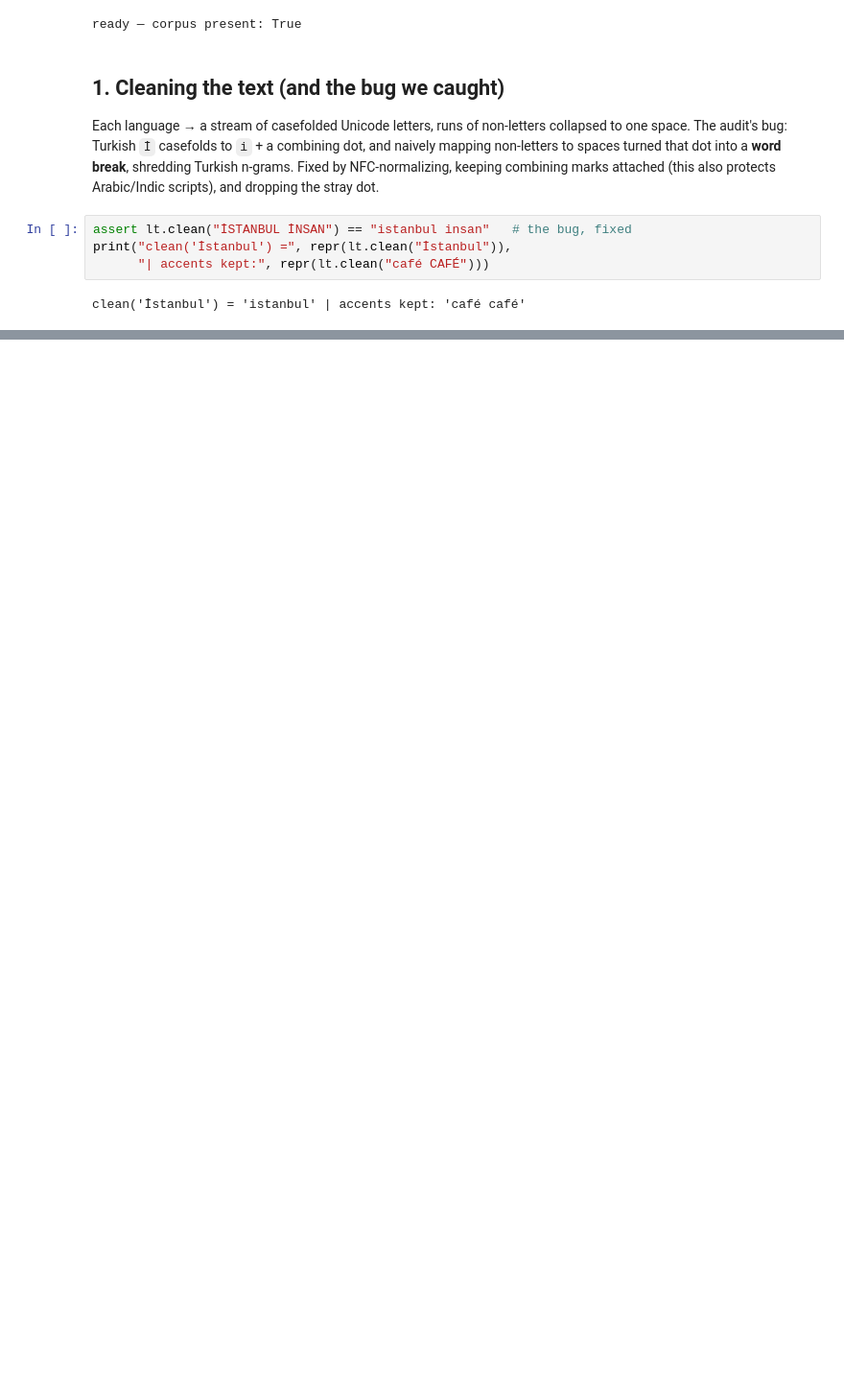
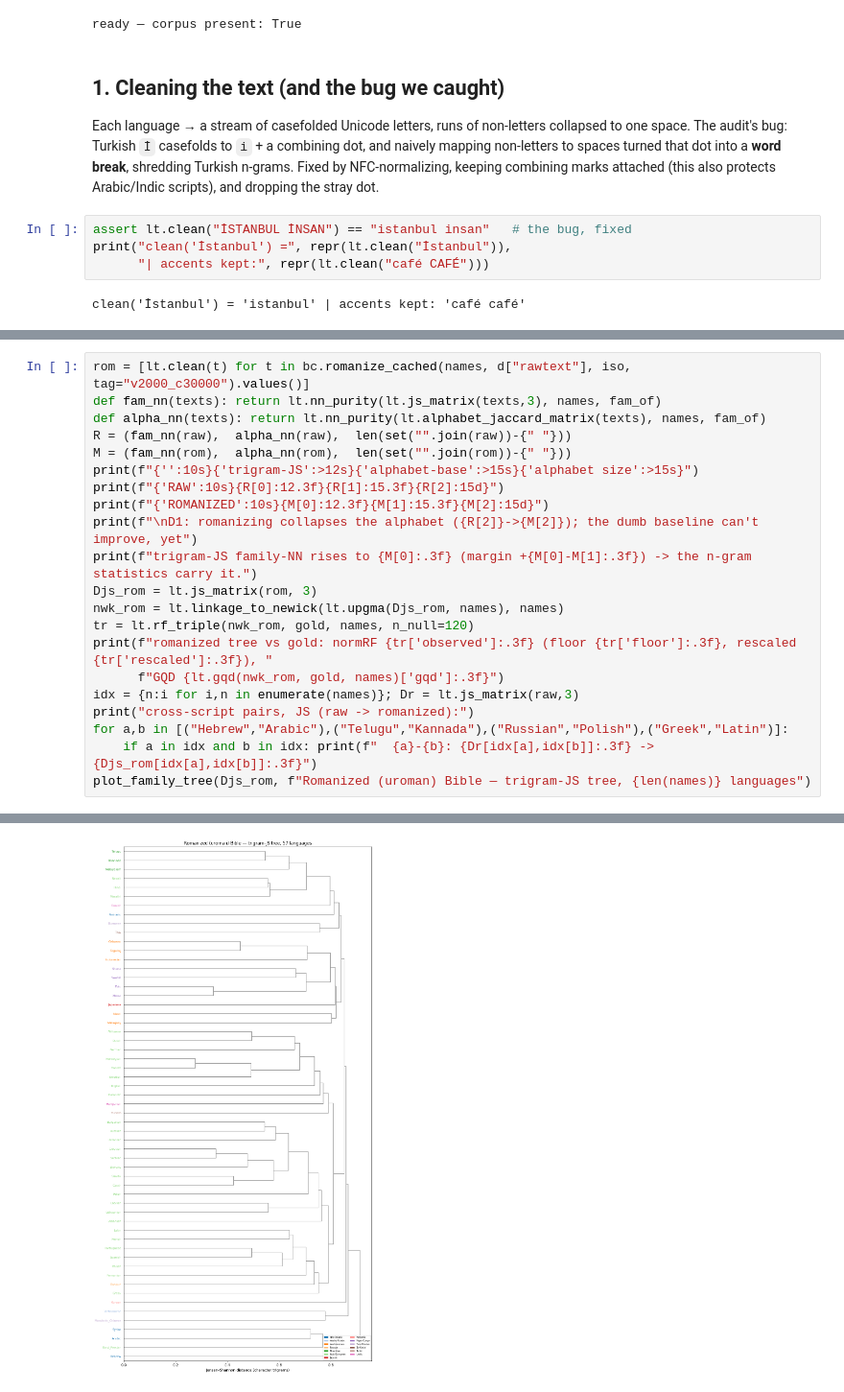
Before and after one commit to opalsaints/language-family-trees, a Jupyter notebook: LanguageTrees.ipynb, the cells around one changed output, grey strips where cells are left out. Shown at 96% size. Saved outputs shown, nothing was run; the diff lists cells and outputs as text; blank space fills up the shorter version.

```diff
--- a/LanguageTrees.ipynb
+++ b/LanguageTrees.ipynb
@@ -363,0 +226,22 @@ Hermjakob, May & Knight 2018 (uroman); Paninski 2003.
+# %%
+rom = [lt.clean(t) for t in bc.romanize_cached(names, d["rawtext"], iso, tag="v2000_c30000").values()]
+def fam_nn(texts): return lt.nn_purity(lt.js_matrix(texts,3), names, fam_of)
+def alpha_nn(texts): return lt.nn_purity(lt.alphabet_jaccard_matrix(texts), names, fam_of)
+R = (fam_nn(raw),  alpha_nn(raw),  len(set("".join(raw))-{" "}))
+M = (fam_nn(rom),  alpha_nn(rom),  len(set("".join(rom))-{" "}))
+print(f"{'':10s}{'trigram-JS':>12s}{'alphabet-base':>15s}{'alphabet size':>15s}")
+print(f"{'RAW':10s}{R[0]:12.3f}{R[1]:15.3f}{R[2]:15d}")
+print(f"{'ROMANIZED':10s}{M[0]:12.3f}{M[1]:15.3f}{M[2]:15d}")
+print(f"\nD1: romanizing collapses the alphabet ({R[2]}->{M[2]}); the dumb baseline can't improve, yet")
+print(f"trigram-JS family-NN rises to {M[0]:.3f} (margin +{M[0]-M[1]:.3f}) -> the n-gram statistics carry it.")
+Djs_rom = lt.js_matrix(rom, 3)
+nwk_rom = lt.linkage_to_newick(lt.upgma(Djs_rom, names), names)
+tr = lt.rf_triple(nwk_rom, gold, names, n_null=120)
+print(f"romanized tree vs gold: normRF {tr['observed']:.3f} (floor {tr['floor']:.3f}, rescaled {tr['rescaled']:.3f}), "
+      f"GQD {lt.gqd(nwk_rom, gold, names)['gqd']:.3f}")
+idx = {n:i for i,n in enumerate(names)}; Dr = lt.js_matrix(raw,3)
+print("cross-script pairs, JS (raw -> romanized):")
+for a,b in [("Hebrew","Arabic"),("Telugu","Kannada"),("Russian","Polish"),("Greek","Latin")]:
+    if a in idx and b in idx: print(f"  {a}-{b}: {Dr[idx[a],idx[b]]:.3f} -> {Djs_rom[idx[a],idx[b]]:.3f}")
+plot_family_tree(Djs_rom, f"Romanized (uroman) Bible — trigram-JS tree, {len(names)} languages")
+# %% [output]
@@ -363,0 +260 @@ Hermjakob, May & Knight 2018 (uroman); Paninski 2003.
+[figure, added]
```
Also changed, not shown: parts of 63 cells of this notebook, 34 other files.
